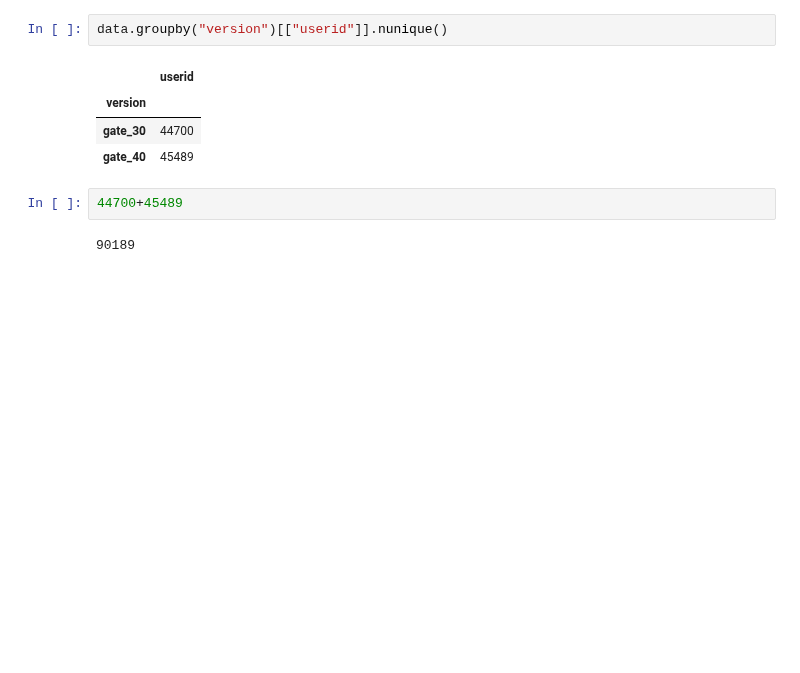
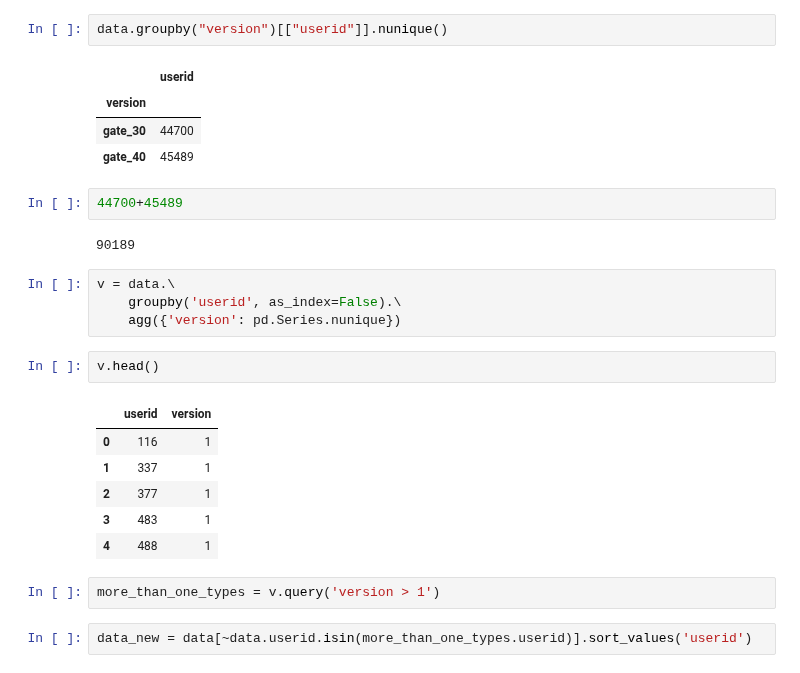
Before and after one commit to Olga643/Example, a Jupyter notebook: Untitled26.ipynb, the cells around one changed output. Saved outputs shown, nothing was run; the diff lists cells and outputs as text; blank space fills up the shorter version.

```diff
--- a/Untitled26.ipynb
+++ b/Untitled26.ipynb
@@ -73,3 +73,20 @@ data.groupby("version")[["userid"]].nunique()
 44700+45489
 # %% [output]
 90189
+# %%
+v = data.\
+    groupby('userid', as_index=False).\
+    agg({'version': pd.Series.nunique})
+# %%
+v.head()
+# %% [output]
+|  | userid | version |
+| 0 | 116 | 1 |
+| 1 | 337 | 1 |
+| 2 | 377 | 1 |
+| 3 | 483 | 1 |
+| 4 | 488 | 1 |
+# %%
+more_than_one_types = v.query('version > 1')
+# %%
+data_new = data[~data.userid.isin(more_than_one_types.userid)].sort_values('userid')
```
Also changed, not shown: parts of 3 cells of this notebook.
